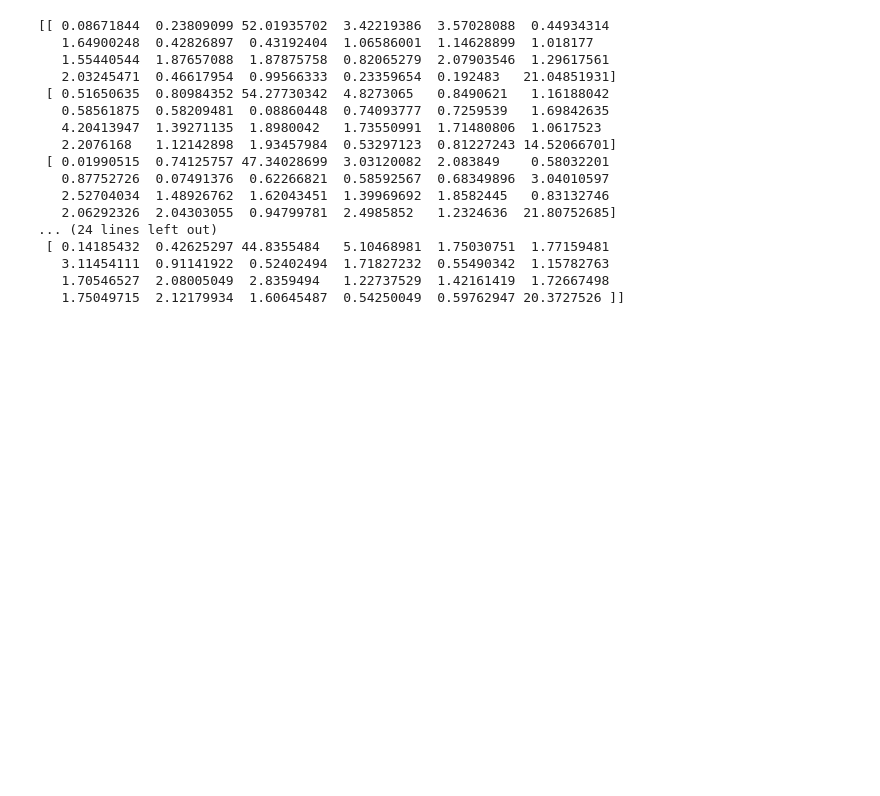
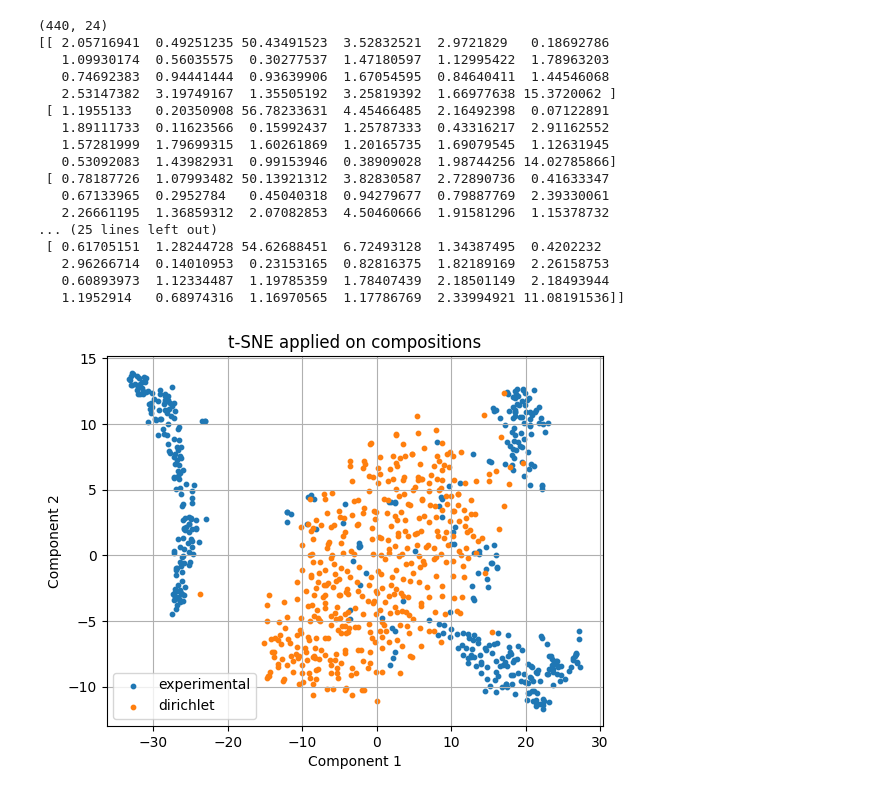
Before and after one commit to antonionicampos/nn-flash, a Jupyter notebook: synthetic_data/generate_data.ipynb, the cells around one changed output. Drawn from its saved outputs; the diff is of its cells as text; code cells hidden in the pictures; blank space fills up the shorter version.

Commit message:
compare experimental and dirichlet samples using t-SNE

```diff
--- a/synthetic_data/generate_data.ipynb
+++ b/synthetic_data/generate_data.ipynb
@@ -11,28 +13,45 @@ from scipy.stats import dirichlet
 warnings.filterwarnings("ignore")
 np.set_printoptions(suppress=True)
 # %%
-for filename in glob.glob("data\\*train*"):
+for filename in glob.glob("data\\experimental\\classification\\001points\\*train*"):
     df = pd.read_csv(filename)
-    compositions = df.iloc[:, df.columns.str.contains("z")]
+    compositions = df.iloc[:, df.columns.str.contains("z")].drop_duplicates()
+    print(compositions.shape)
     alpha = mle(compositions)
-
-    print(dirichlet.rvs(alpha, size=10) * 100)
     break
 # %% [output]
-[[ 0.08671844  0.23809099 52.01935702  3.42219386  3.57028088  0.44934314
-   1.64900248  0.42826897  0.43192404  1.06586001  1.14628899  1.018177
-   1.55440544  1.87657088  1.87875758  0.82065279  2.07903546  1.29617561
-   2.03245471  0.46617954  0.99566333  0.23359654  0.192483   21.04851931]
- [ 0.51650635  0.80984352 54.27730342  4.8273065   0.8490621   1.16188042
-   0.58561875  0.58209481  0.08860448  0.74093777  0.7259539   1.69842635
-   4.20413947  1.39271135  1.8980042   1.73550991  1.71480806  1.0617523
-   2.2076168   1.12142898  1.93457984  0.53297123  0.81227243 14.52066701]
- [ 0.01990515  0.74125757 47.34028699  3.03120082  2.083849    0.58032201
-   0.87752726  0.07491376  0.62266821  0.58592567  0.68349896  3.04010597
-   2.52704034  1.48926762  1.62043451  1.39969692  1.8582445   0.83132746
-   2.06292326  2.04303055  0.94799781  2.4985852   1.2324636  21.80752685]
-... (24 lines left out)
- [ 0.14185432  0.42625297 44.8355484   5.10468981  1.75030751  1.77159481
-   3.11454111  0.91141922  0.52402494  1.71827232  0.55490342  1.15782763
-   1.70546527  2.08005049  2.8359494   1.22737529  1.42161419  1.72667498
-   1.75049715  2.12179934  1.60645487  0.54250049  0.59762947 20.3727526 ]]
+(440, 24)
+[[ 2.05716941  0.49251235 50.43491523  3.52832521  2.9721829   0.18692786
+   1.09930174  0.56035575  0.30277537  1.47180597  1.12995422  1.78963203
+   0.74692383  0.94441444  0.93639906  1.67054595  0.84640411  1.44546068
+   2.53147382  3.19749167  1.35505192  3.25819392  1.66977638 15.3720062 ]
+ [ 1.1955133   0.20350908 56.78233631  4.45466485  2.16492398  0.07122891
+   1.89111733  0.11623566  0.15992437  1.25787333  0.43316217  2.91162552
+   1.57281999  1.79699315  1.60261869  1.20165735  1.69079545  1.12631945
+   0.53092083  1.43982931  0.99153946  0.38909028  1.98744256 14.02785866]
+ [ 0.78187726  1.07993482 50.13921312  3.82830587  2.72890736  0.41633347
+   0.67133965  0.2952784   0.45040318  0.94279677  0.79887769  2.39330061
+   2.26661195  1.36859312  2.07082853  4.50460666  1.91581296  1.15378732
+... (25 lines left out)
+ [ 0.61705151  1.28244728 54.62688451  6.72493128  1.34387495  0.4202232
+   2.96266714  0.14010953  0.23153165  0.82816375  1.82189169  2.26158753
+   0.60893973  1.12334487  1.19785359  1.78407439  2.18501149  2.18493944
+   1.1952914   0.68974316  1.16970565  1.17786769  2.33994921 11.08191536]]
+# %%
+samples_size = compositions.shape[0]
+data = np.vstack([compositions.values, (dirichlet.rvs(alpha, size=samples_size) * 100).round(2)])
+
+tsne = TSNE(n_components=2, perplexity=50)
+reduced = tsne.fit_transform(data)
+
+f, ax = plt.subplots()
+ax.scatter(reduced[:samples_size, 0], reduced[:samples_size, 1], s=10, label="experimental")
+ax.scatter(reduced[samples_size:, 0], reduced[samples_size:, 1], s=10, label="dirichlet")
+ax.legend()
+ax.grid(True)
+ax.set_xlabel("Component 1")
+ax.set_ylabel("Component 2")
+ax.set_title("t-SNE applied on compositions")
+plt.show()
+# %% [output]
+[figure, added]
```
Also changed, not shown: parts of 1 cell of this notebook.
